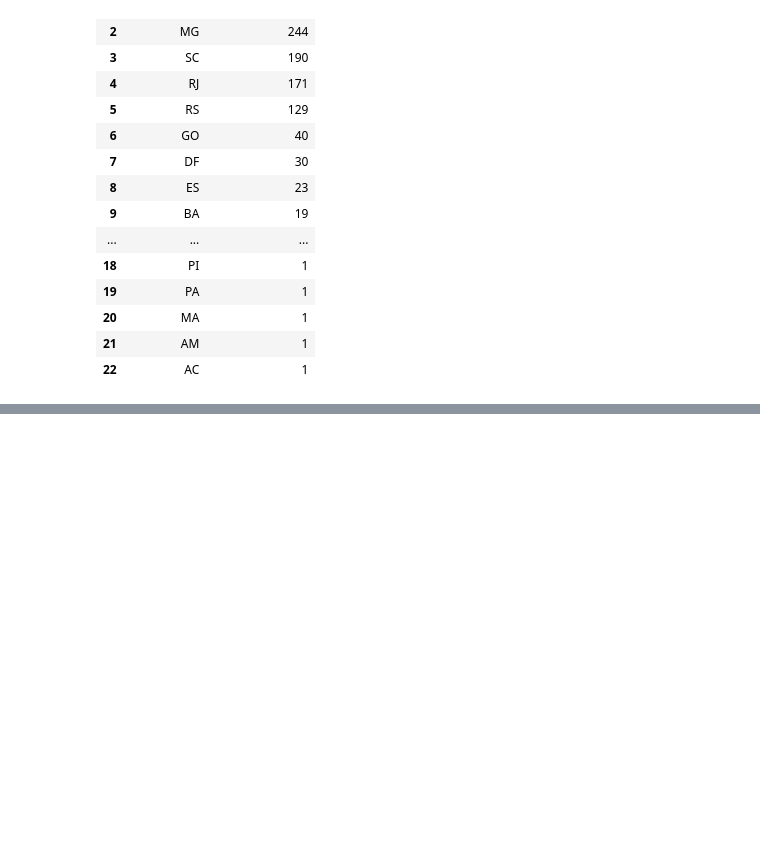
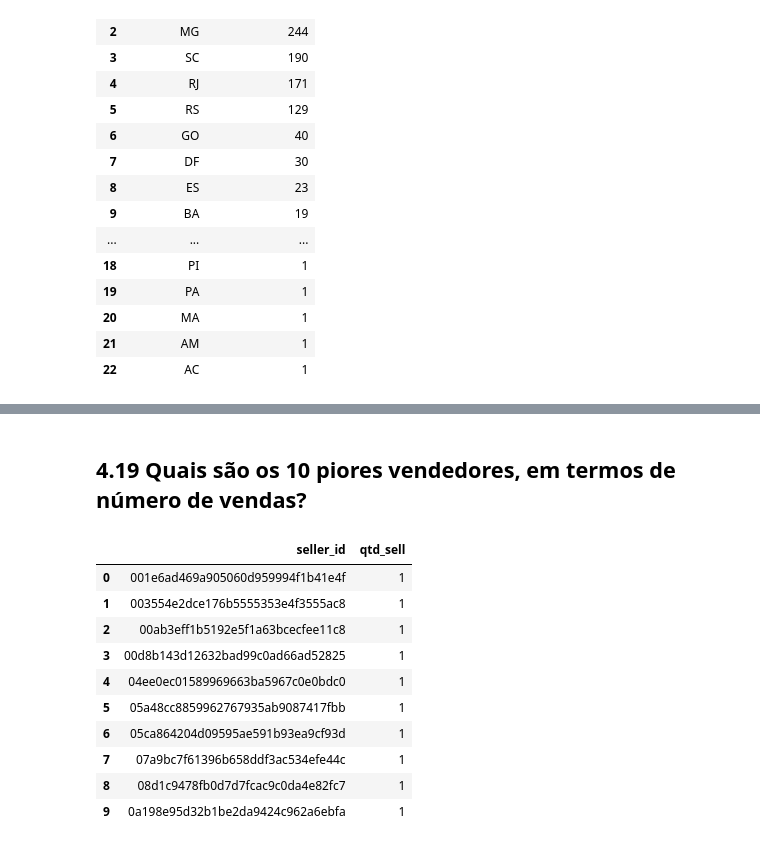
Before and after one commit to brunalimap/python_ds_dev, a Jupyter notebook: notebooks/ex_008_sql.ipynb, the cells around one changed output, grey strips where cells are left out. Cells and saved outputs as stored; diff of their text form; code cells hidden in the pictures; blank space fills up the shorter version.

```diff
--- a/notebooks/ex_008_sql.ipynb
+++ b/notebooks/ex_008_sql.ipynb
@@ -756,0 +843,46 @@ query_execute
+# %% [markdown]
+## 4.19 Quais são os 10 piores vendedores, em termos de número de vendas?
+# %%
+query = '''
+WITH sb_sellers AS (
+    select
+        s.seller_id
+    from tb_sellers s
+
+), sb_items AS (
+    select
+        i.order_id,
+        i.seller_id
+    from tb_items i
+
+), sb_order AS (
+    select
+        o.order_id
+    from tb_orders o
+
+)
+select
+    vs.seller_id,
+    COUNT(vo.order_id) AS qtd_sell
+from sb_sellers vs inner join sb_items vi ON (vi.seller_id = vs.seller_id)
+                   inner join sb_order vo ON (vo.order_id = vi.order_id)
+group by vs.seller_id
+order by qtd_sell
+limit 10;
+
+'''
+
+query_execute = pd.read_sql_query(query,conn)
+query_execute
+# %% [output]
+|  | seller_id | qtd_sell |
+| 0 | 001e6ad469a905060d959994f1b41e4f | 1 |
+| 1 | 003554e2dce176b5555353e4f3555ac8 | 1 |
+| 2 | 00ab3eff1b5192e5f1a63bcecfee11c8 | 1 |
+| 3 | 00d8b143d12632bad99c0ad66ad52825 | 1 |
+| 4 | 04ee0ec01589969663ba5967c0e0bdc0 | 1 |
+| 5 | 05a48cc8859962767935ab9087417fbb | 1 |
+| 6 | 05ca864204d09595ae591b93ea9cf93d | 1 |
+| 7 | 07a9bc7f61396b658ddf3ac534efe44c | 1 |
+| 8 | 08d1c9478fb0d7d7fcac9c0da4e82fc7 | 1 |
+| 9 | 0a198e95d32b1be2da9424c962a6ebfa | 1 |
```
Also changed, not shown: parts of 10 cells of this notebook.
